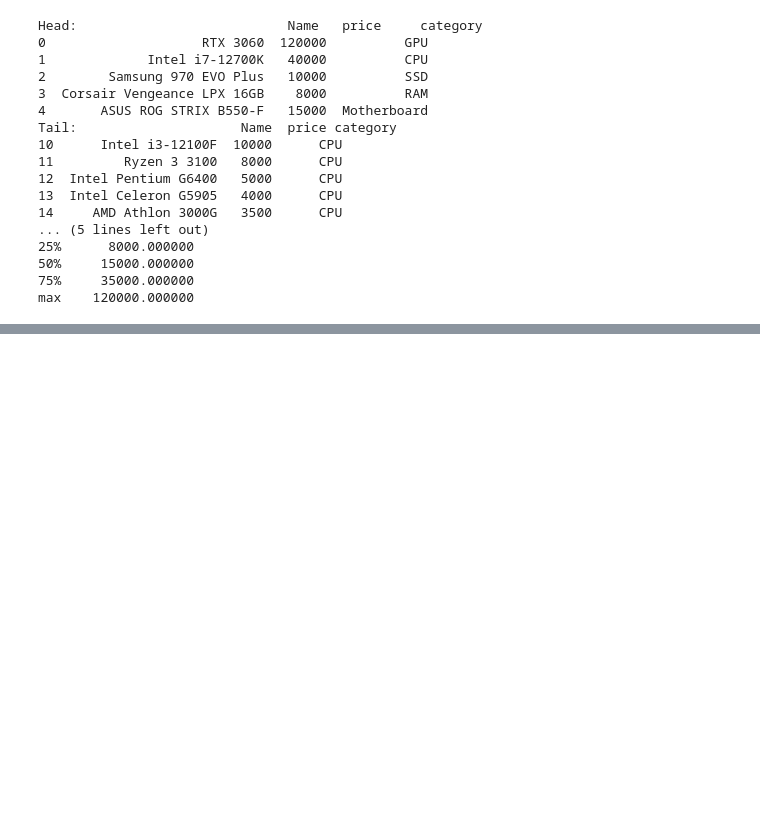
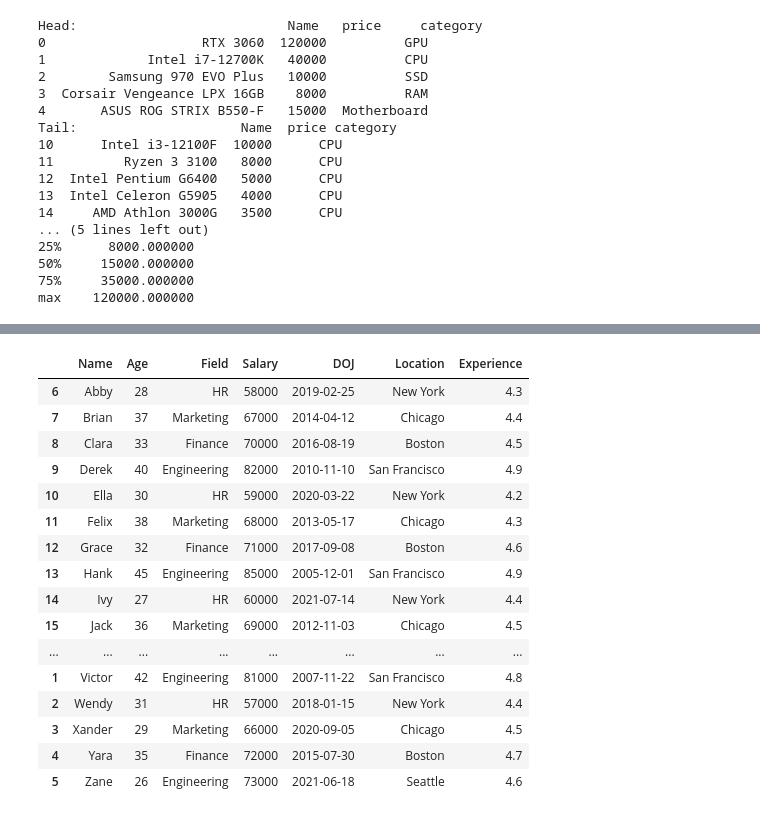
Before and after one commit to bilal12367/Learning_Paths, a Jupyter notebook: AI_Infy/Python_DS/python_numpy.ipynb, the cells around one changed output, grey strips where cells are left out. Cells and saved outputs as stored; diff of their text form; code cells hidden in the pictures; blank space fills up the shorter version.

```diff
--- a/AI_Infy/Python_DS/python_numpy.ipynb
+++ b/AI_Infy/Python_DS/python_numpy.ipynb
@@ -75,3 +75,6 @@ Tail:                     Name  price category
 50%     15000.000000
 75%     35000.000000
 max    120000.000000
+# %%
+data = pd.read_csv('data.csv')
+data.loc[(data['Age'] > 30) & (data['Salary'] > 70000)]
@@ -77,0 +90,20 @@ max    120000.000000
+# %%
+data.sort_values(by='Name')
+# %% [output]
+|  | Name | Age | Field | Salary | DOJ | Location | Experience |
+| 6 | Abby | 28 | HR | 58000 | 2019-02-25 | New York | 4.3 |
+| 7 | Brian | 37 | Marketing | 67000 | 2014-04-12 | Chicago | 4.4 |
+| 8 | Clara | 33 | Finance | 70000 | 2016-08-19 | Boston | 4.5 |
+| 9 | Derek | 40 | Engineering | 82000 | 2010-11-10 | San Francisco | 4.9 |
+| 10 | Ella | 30 | HR | 59000 | 2020-03-22 | New York | 4.2 |
+| 11 | Felix | 38 | Marketing | 68000 | 2013-05-17 | Chicago | 4.3 |
+| 12 | Grace | 32 | Finance | 71000 | 2017-09-08 | Boston | 4.6 |
+| 13 | Hank | 45 | Engineering | 85000 | 2005-12-01 | San Francisco | 4.9 |
+| 14 | Ivy | 27 | HR | 60000 | 2021-07-14 | New York | 4.4 |
+| 15 | Jack | 36 | Marketing | 69000 | 2012-11-03 | Chicago | 4.5 |
+| ... | ... | ... | ... | ... | ... | ... | ... |
+| 1 | Victor | 42 | Engineering | 81000 | 2007-11-22 | San Francisco | 4.8 |
+| 2 | Wendy | 31 | HR | 57000 | 2018-01-15 | New York | 4.4 |
+| 3 | Xander | 29 | Marketing | 66000 | 2020-09-05 | Chicago | 4.5 |
+| 4 | Yara | 35 | Finance | 72000 | 2015-07-30 | Boston | 4.7 |
+| 5 | Zane | 26 | Engineering | 73000 | 2021-06-18 | Seattle | 4.6 |
```
Also changed, not shown: parts of 4 cells of this notebook, 5 other files.
